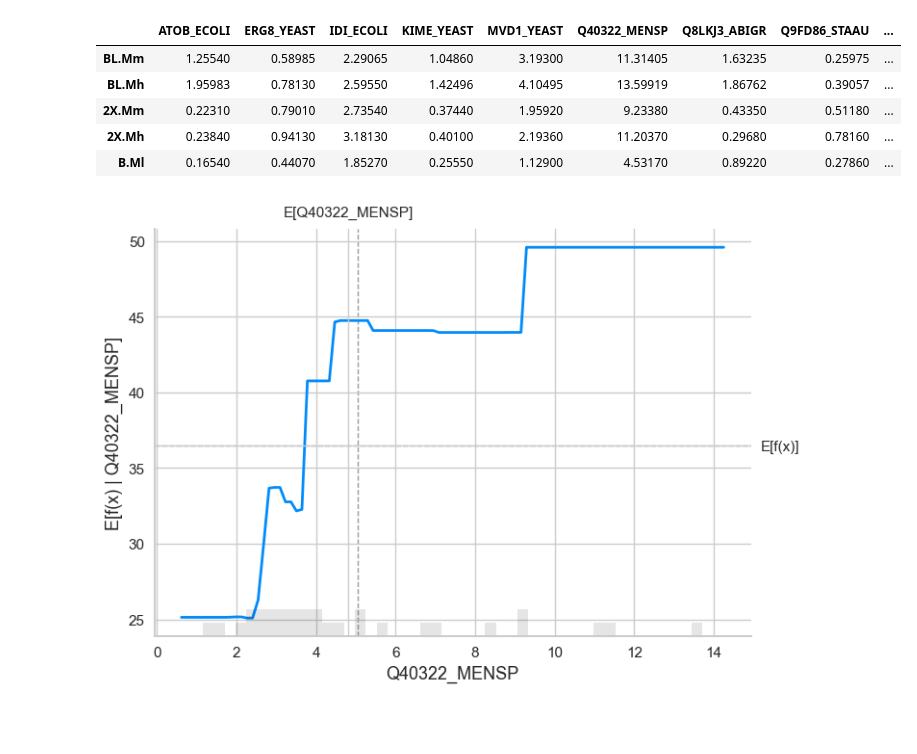
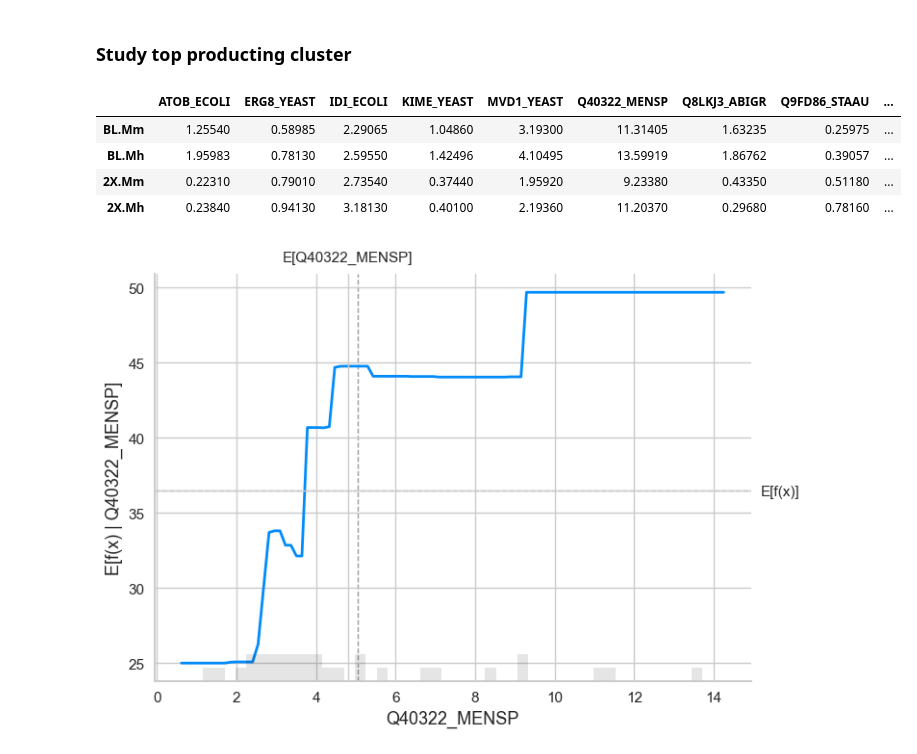
Before and after one commit to costasmexis/straindesignXAI, a Jupyter notebook: notebooks/Limonene.ipynb, the cells around one changed output. Drawn from its saved outputs; the diff is of its cells as text; code cells hidden in the pictures; blank space fills up the shorter version.

```diff
--- a/notebooks/Limonene.ipynb
+++ b/notebooks/Limonene.ipynb
@@ -134,12 +150,19 @@ Name: cluster, dtype: int64
-# %%
-dl.df[dl.df["cluster"].isin([1, 2])]
-# %% [output]
-|  | ATOB_ECOLI | ERG8_YEAST | IDI_ECOLI | KIME_YEAST | MVD1_YEAST | Q40322_MENSP | Q8LKJ3_ABIGR | Q9FD86_STAAU | ... |
-| BL.Mm | 1.25540 | 0.58985 | 2.29065 | 1.04860 | 3.19300 | 11.31405 | 1.63235 | 0.25975 | ... |
-| BL.Mh | 1.95983 | 0.78130 | 2.59550 | 1.42496 | 4.10495 | 13.59919 | 1.86762 | 0.39057 | ... |
-| 2X.Mm | 0.22310 | 0.79010 | 2.73540 | 0.37440 | 1.95920 | 9.23380 | 0.43350 | 0.51180 | ... |
-| 2X.Mh | 0.23840 | 0.94130 | 3.18130 | 0.40100 | 2.19360 | 11.20370 | 0.29680 | 0.78160 | ... |
-| B.Ml | 0.16540 | 0.44070 | 1.85270 | 0.25550 | 1.12900 | 4.53170 | 0.89220 | 0.27860 | ... |
+# %% [markdown]
+### Study top producting cluster
+# %%
+dl.df["pred"] = dl.model.predict(dl.df.drop(["Limonene", "cluster"], axis=1))
+# find cluster with highest mean predicted value
+top_cluster = (
+    dl.df.groupby("cluster").mean().sort_values("pred", ascending=False).index[0]
+)
+
+dl.df[dl.df["cluster"] == top_cluster]
+# %% [output]
+|  | ATOB_ECOLI | ERG8_YEAST | IDI_ECOLI | KIME_YEAST | MVD1_YEAST | Q40322_MENSP | Q8LKJ3_ABIGR | Q9FD86_STAAU | ... |
+| BL.Mm | 1.25540 | 0.58985 | 2.29065 | 1.04860 | 3.19300 | 11.31405 | 1.63235 | 0.25975 | ... |
+| BL.Mh | 1.95983 | 0.78130 | 2.59550 | 1.42496 | 4.10495 | 13.59919 | 1.86762 | 0.39057 | ... |
+| 2X.Mm | 0.22310 | 0.79010 | 2.73540 | 0.37440 | 1.95920 | 9.23380 | 0.43350 | 0.51180 | ... |
+| 2X.Mh | 0.23840 | 0.94130 | 3.18130 | 0.40100 | 2.19360 | 11.20370 | 0.29680 | 0.78160 | ... |
 # %%
 dl.pdplot("Q40322_MENSP")
 dl.shap_scatter("Q40322_MENSP")
```
Also changed, not shown: parts of 7 cells of this notebook, 2 other files.
